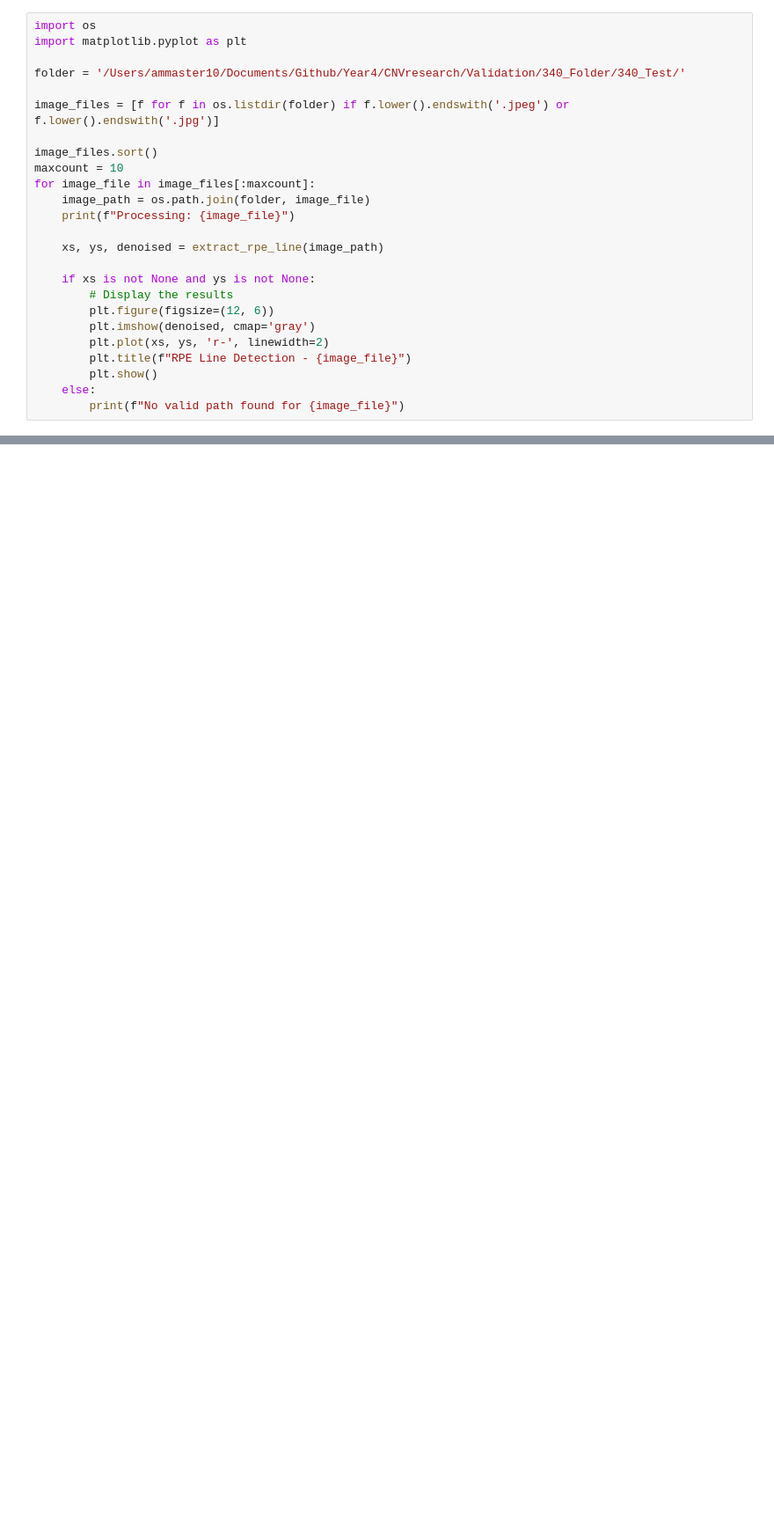
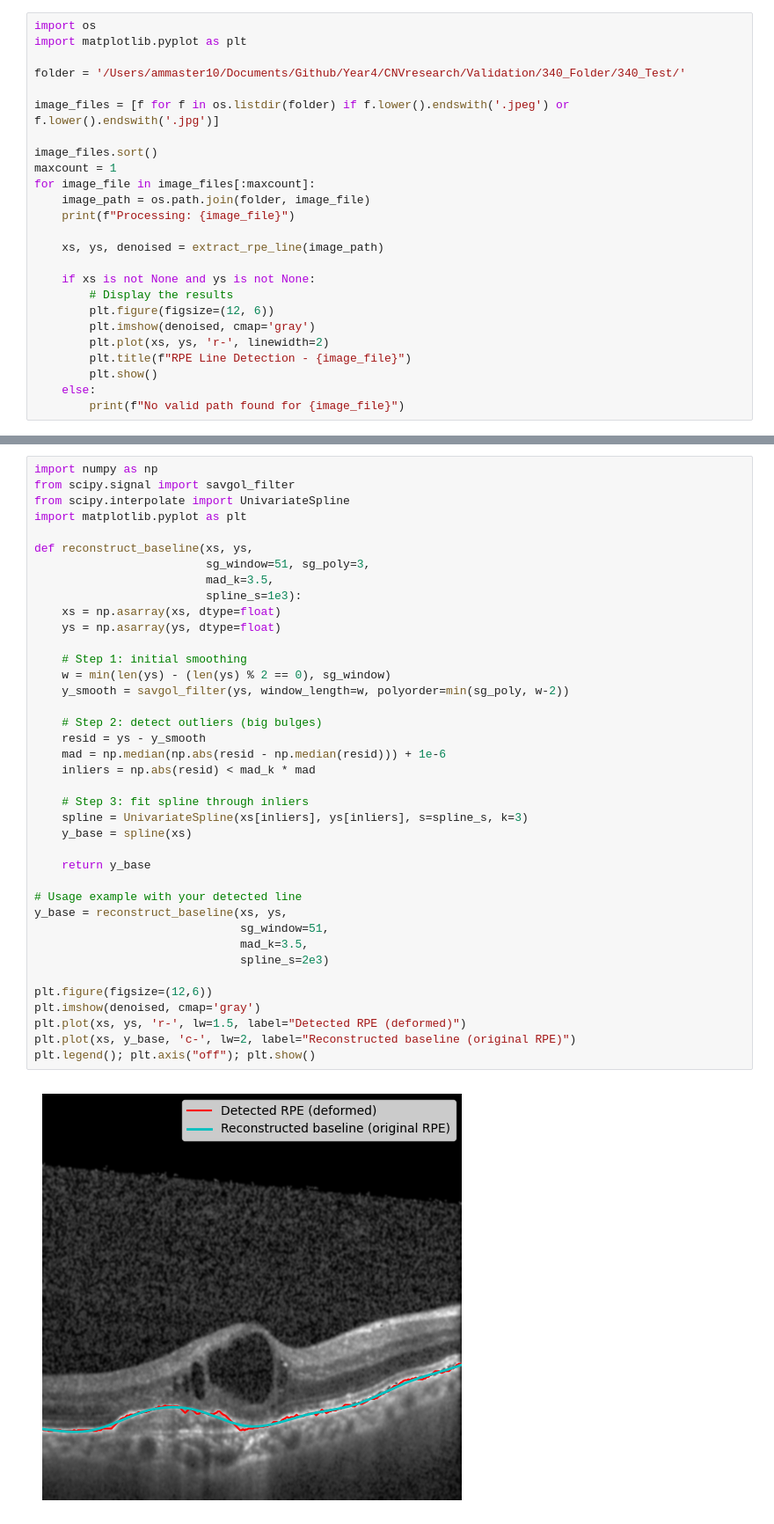
Before and after one commit to ammaster10s/Year4, a Jupyter notebook: CNVresearch/Postprocessing/rpedetection.ipynb, the cells around one changed output, grey strips where cells are left out. Shown at 88% size. Drawn from its saved outputs; the diff is of its cells as text; blank space fills up the shorter version.

```diff
--- a/CNVresearch/Postprocessing/rpedetection.ipynb
+++ b/CNVresearch/Postprocessing/rpedetection.ipynb
@@ -237,7 +237,7 @@ folder = '/Users/ammaster10/Documents/Github/Year4/CNVresearch/Validation/340_Fo
 image_files = [f for f in os.listdir(folder) if f.lower().endswith('.jpeg') or f.lower().endswith('.jpg')]
 
 image_files.sort()
-maxcount = 10
+maxcount = 1
 for image_file in image_files[:maxcount]:
     image_path = os.path.join(folder, image_file)
     print(f"Processing: {image_file}")
@@ -269,0 +259,41 @@ Processing: CNV-103044-62.jpeg
+# %%
+import numpy as np
+from scipy.signal import savgol_filter
+from scipy.interpolate import UnivariateSpline
+import matplotlib.pyplot as plt
+
+def reconstruct_baseline(xs, ys,
+                         sg_window=51, sg_poly=3,
+                         mad_k=3.5,
+                         spline_s=1e3):
+    xs = np.asarray(xs, dtype=float)
+    ys = np.asarray(ys, dtype=float)
+
+    # Step 1: initial smoothing
+    w = min(len(ys) - (len(ys) % 2 == 0), sg_window)
+    y_smooth = savgol_filter(ys, window_length=w, polyorder=min(sg_poly, w-2))
+
+    # Step 2: detect outliers (big bulges)
+    resid = ys - y_smooth
+    mad = np.median(np.abs(resid - np.median(resid))) + 1e-6
+    inliers = np.abs(resid) < mad_k * mad
+
+    # Step 3: fit spline through inliers
+    spline = UnivariateSpline(xs[inliers], ys[inliers], s=spline_s, k=3)
+    y_base = spline(xs)
+
+    return y_base
+
+# Usage example with your detected line
+y_base = reconstruct_baseline(xs, ys,
+                              sg_window=51,
+                              mad_k=3.5,
+                              spline_s=2e3)
+
+plt.figure(figsize=(12,6))
+plt.imshow(denoised, cmap='gray')
+plt.plot(xs, ys, 'r-', lw=1.5, label="Detected RPE (deformed)")
+plt.plot(xs, y_base, 'c-', lw=2, label="Reconstructed baseline (original RPE)")
+plt.legend(); plt.axis("off"); plt.show()
+# %% [output]
+[figure, added]
```
Also changed, not shown: parts of 3 cells of this notebook, 1 other file.
